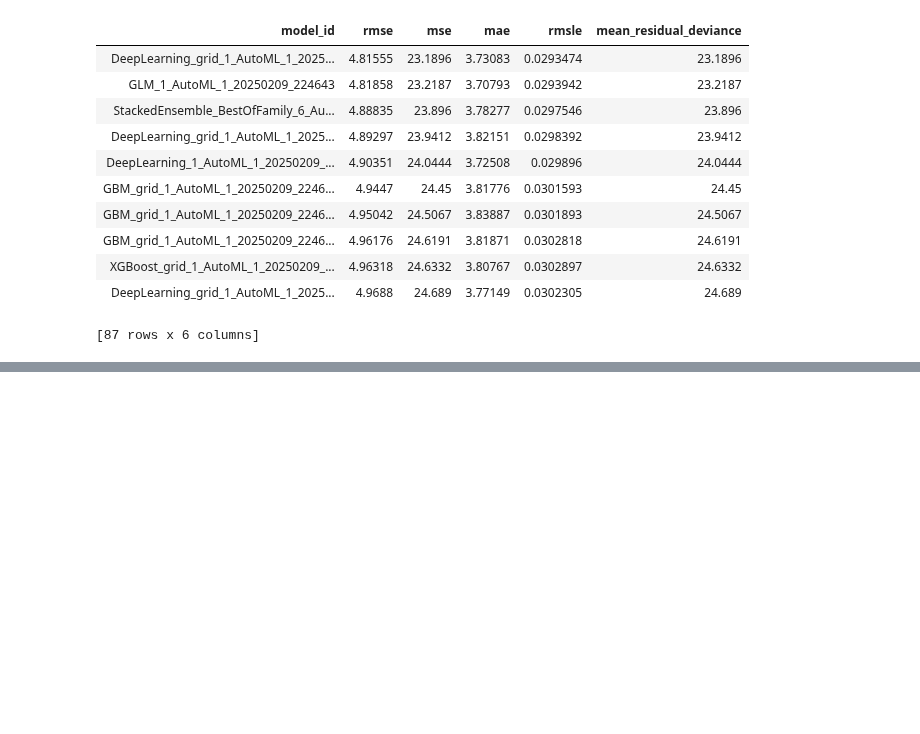
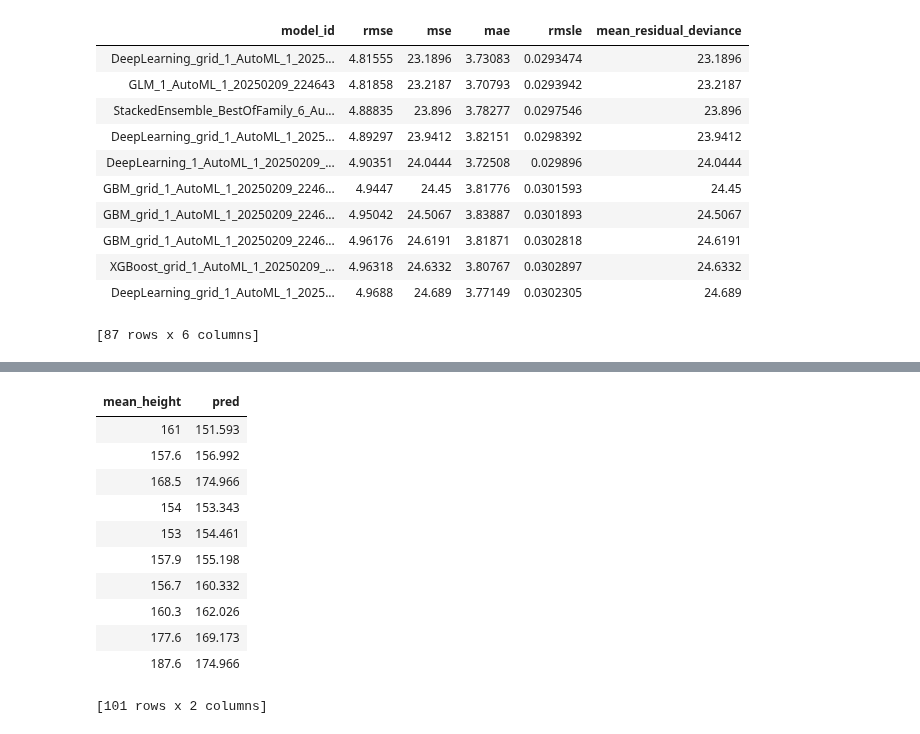
Before and after one commit to KomlaRD/agreement_height_ulna_length_study, a Jupyter notebook: automl.ipynb, the cells around one changed output, grey strips where cells are left out. Saved outputs shown, nothing was run; the diff lists cells and outputs as text; code cells hidden in the pictures; blank space fills up the shorter version.

```diff
--- a/automl.ipynb
+++ b/automl.ipynb
@@ -148,0 +204,3 @@ aml.leaderboard
+# %%
+y_pred = aml2.predict(test)
+y_pred.head()
@@ -148,0 +221,17 @@ aml.leaderboard
+# %%
+test["pred"] = y_pred
+# %%
+test[["mean_height", "pred"]]
+# %% [output]
+| mean_height | pred |
+| 161 | 151.593 |
+| 157.6 | 156.992 |
+| 168.5 | 174.966 |
+| 154 | 153.343 |
+| 153 | 154.461 |
+| 157.9 | 155.198 |
+| 156.7 | 160.332 |
+| 160.3 | 162.026 |
+| 177.6 | 169.173 |
+| 187.6 | 174.966 |
+[101 rows x 2 columns]
```
Also changed, not shown: parts of 3 cells of this notebook.
